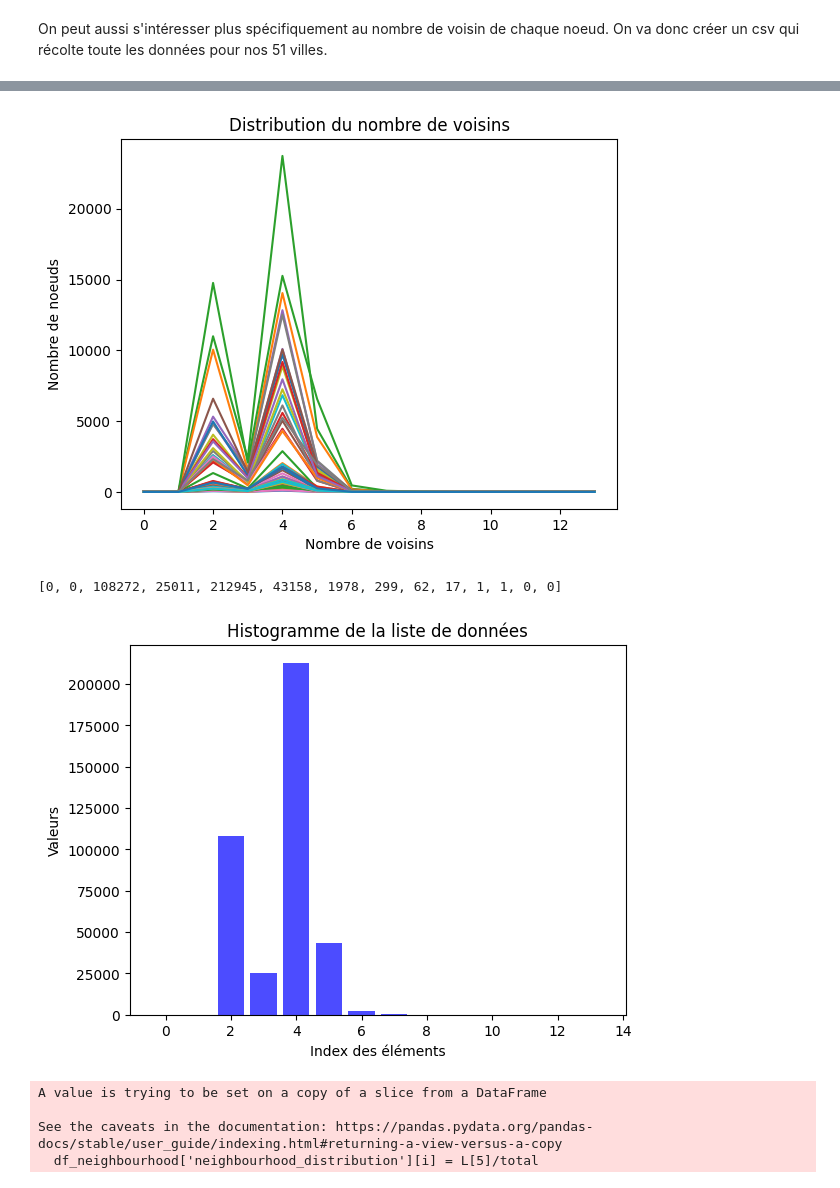
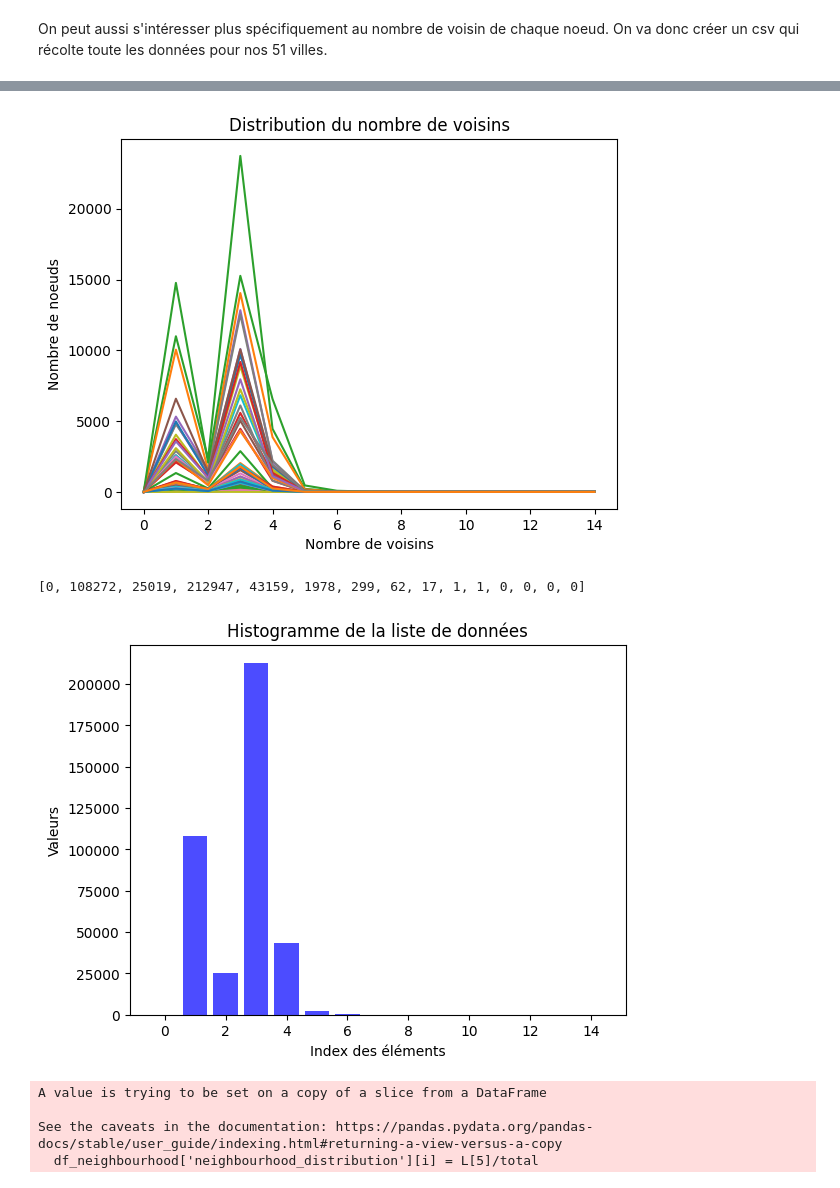
Before and after one commit to alexismarie8314/PFE_RECHERCHE_VOITURE, a Jupyter notebook: Parsing_graph/graph_density_analisys.ipynb, the cells around one changed output, grey strips where cells are left out. Saved outputs shown, nothing was run; the diff lists cells and outputs as text; code cells hidden in the pictures.

```diff
--- a/Parsing_graph/graph_density_analisys.ipynb
+++ b/Parsing_graph/graph_density_analisys.ipynb
@@ -306,6 +425,6 @@ neighbourhood_oneway_out_average:
 # %%
 # add the list of neighbourhood_distribution in the dataframe to plot it
-df_neighbourhood = pd.read_csv("../Sources/neighbourhood3.csv", sep=",")
+df_neighbourhood = pd.read_csv("../Sources/neighbourhood.csv", sep=",")
 
 L = []
 # pour chaque ligne du dataframe :
@@ -315,36 +434,36 @@ for i in range(len(df_neighbourhood)):
     # on transforme la liste de string en liste d'entiers
     l = l[1:-1].split()
     l = [int(float(i)) for i in l]
     # on ajoute la liste à la liste L
     L.append(l)
 
 for i in range(len(L)):
     plt.plot(range(len(L[i])), L[i], label=df_neighbourhood['map_name'][i])
 plt.xlabel('Nombre de voisins')
 plt.ylabel('Nombre de noeuds')
 plt.title('Distribution du nombre de voisins')
 plt.show()
 
 
 T = L[0]
 #add  all the lists of neighbourhood_distribution in one list
 for i in range(1, len(L)):
     T = [T[j] + L[i][j] for j in range(len(L[i]))]
 print(T)
 
 # Créer un diagramme à barres
 plt.bar(range(len(T)), T, color='blue', alpha=0.7)
 # Ajouter des étiquettes et un titre
 plt.title('Histogramme de la liste de données')
 plt.xlabel('Index des éléments')
 plt.ylabel('Valeurs')
 
 # Afficher le diagramme à barres
 plt.show()
 # %% [output]
-[figure, old version]
+[figure, new version]
-[0, 0, 108272, 25011, 212945, 43158, 1978, 299, 62, 17, 1, 1, 0, 0]
+[0, 108272, 25019, 212947, 43159, 1978, 299, 62, 17, 1, 1, 0, 0, 0, 0]
-[figure, old version]
+[figure, new version]
 # %%
 df_neighbourhood = pd.read_csv("../Sources/neighbourhood3.csv", sep=",")
 
```
Also changed, not shown: parts of 10 cells of this notebook, 40 other files.
